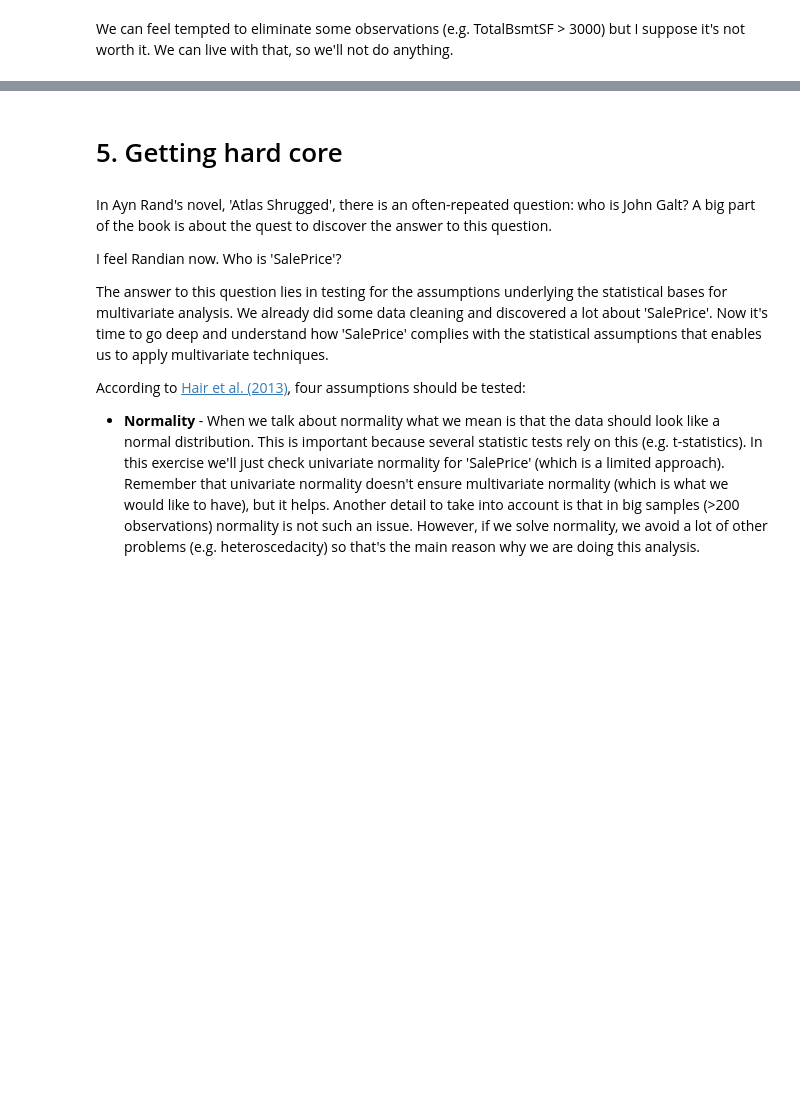
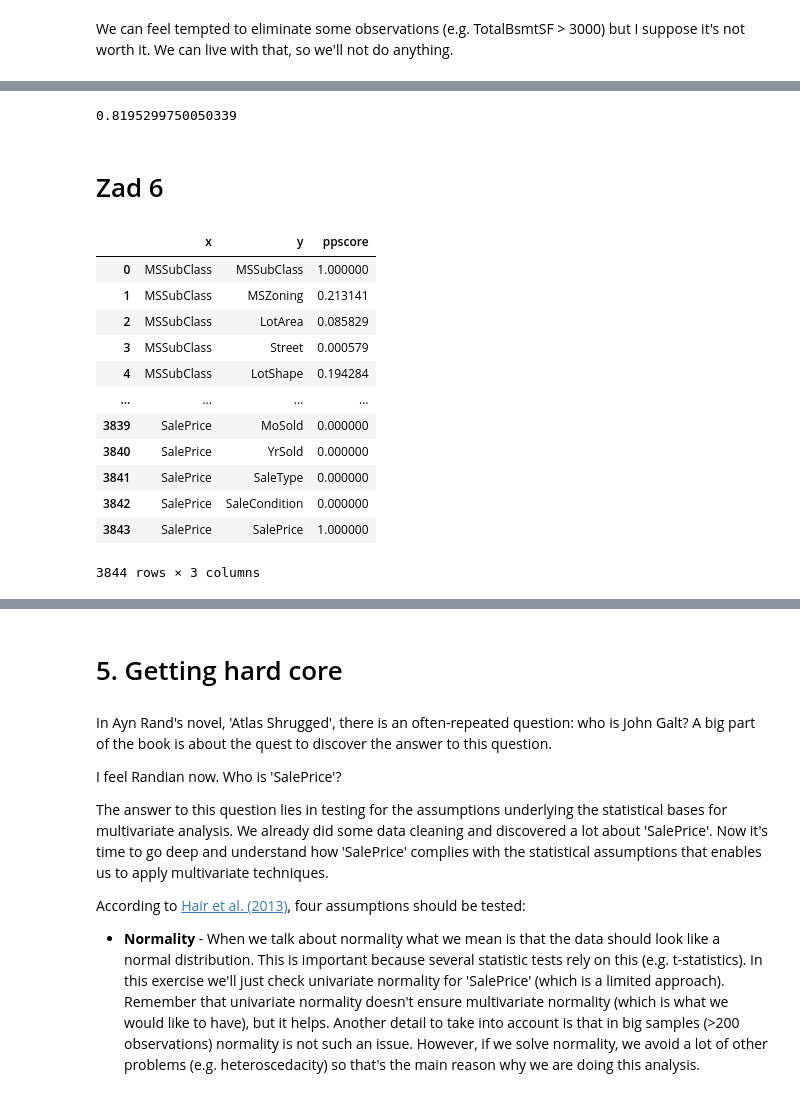
Before and after one commit to pawel-gawron/EAD-Eksploracyjna-analiza-danych, a Jupyter notebook: Lab 07 - Analiza i wstępne przetwarzanie danych/comprehensive-data-exploration-with-python.ipynb, the cells around one changed output, grey strips where cells are left out. Drawn from its saved outputs; the diff is of its cells as text; code cells hidden in the pictures; blank space fills up the shorter version.

```diff
--- a/Lab 07 - Analiza i wstępne przetwarzanie danych/comprehensive-data-exploration-with-python.ipynb
+++ b/Lab 07 - Analiza i wstępne przetwarzanie danych/comprehensive-data-exploration-with-python.ipynb
@@ -460,0 +489,25 @@ We can feel tempted to eliminate some observations (e.g. TotalBsmtSF > 3000) but
+# %%
+corrmat['1stFlrSF']['TotalBsmtSF']
+# %% [output]
+0.8195299750050339
+# %% [markdown]
+# Zad 6
+# %%
+import ppscore as pps
+pps_mat = pps.matrix(df_train.drop(['Id'], axis=1))
+pps_mat_copy = pps_mat[['x', 'y', 'ppscore']]
+pps_mat_copy
+# %% [output]
+|  | x | y | ppscore |
+| 0 | MSSubClass | MSSubClass | 1.000000 |
+| 1 | MSSubClass | MSZoning | 0.213141 |
+| 2 | MSSubClass | LotArea | 0.085829 |
+| 3 | MSSubClass | Street | 0.000579 |
+| 4 | MSSubClass | LotShape | 0.194284 |
+| ... | ... | ... | ... |
+| 3839 | SalePrice | MoSold | 0.000000 |
+| 3840 | SalePrice | YrSold | 0.000000 |
+| 3841 | SalePrice | SaleType | 0.000000 |
+| 3842 | SalePrice | SaleCondition | 0.000000 |
+| 3843 | SalePrice | SalePrice | 1.000000 |
+3844 rows × 3 columns
```
Also changed, not shown: parts of 29 cells of this notebook, 7 other files.
